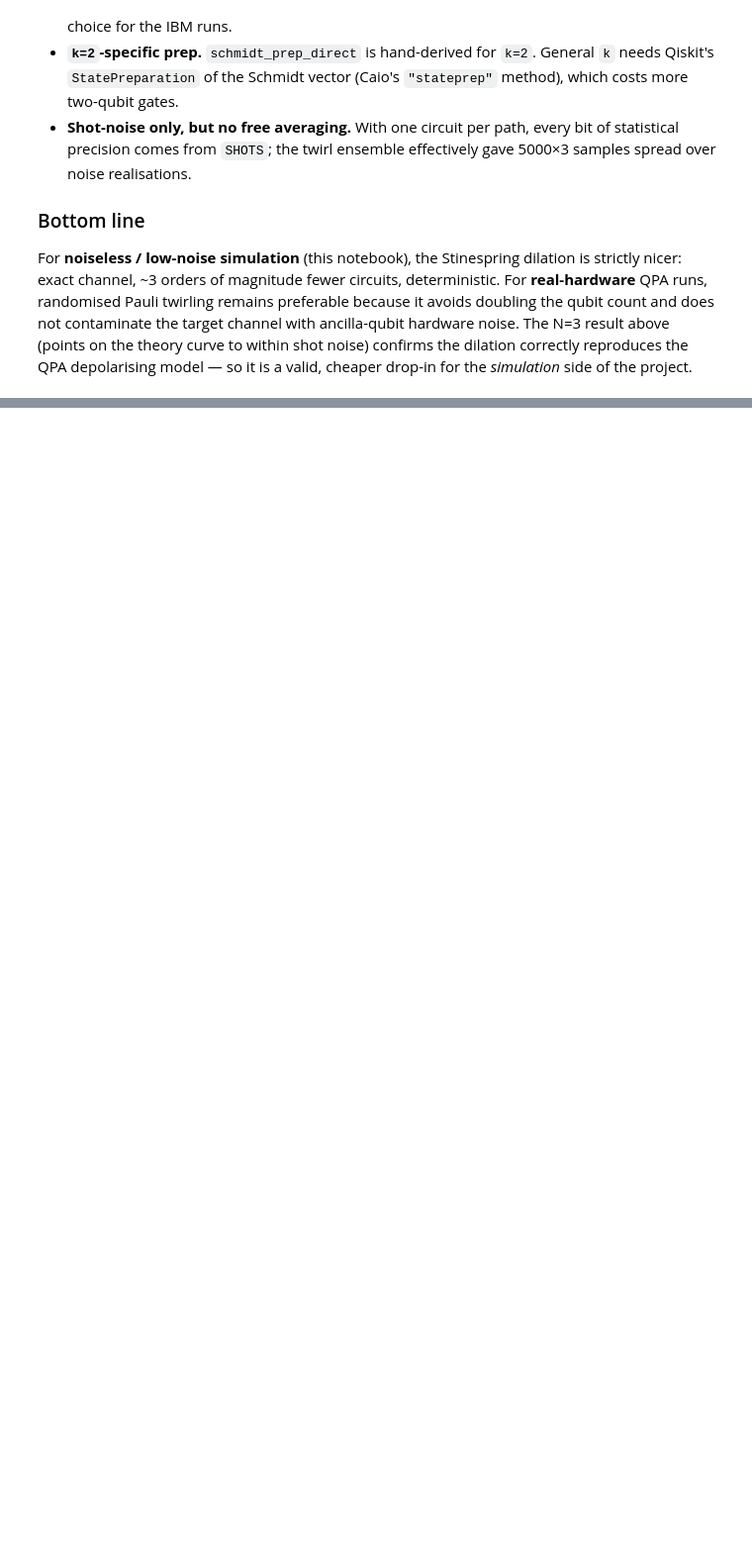
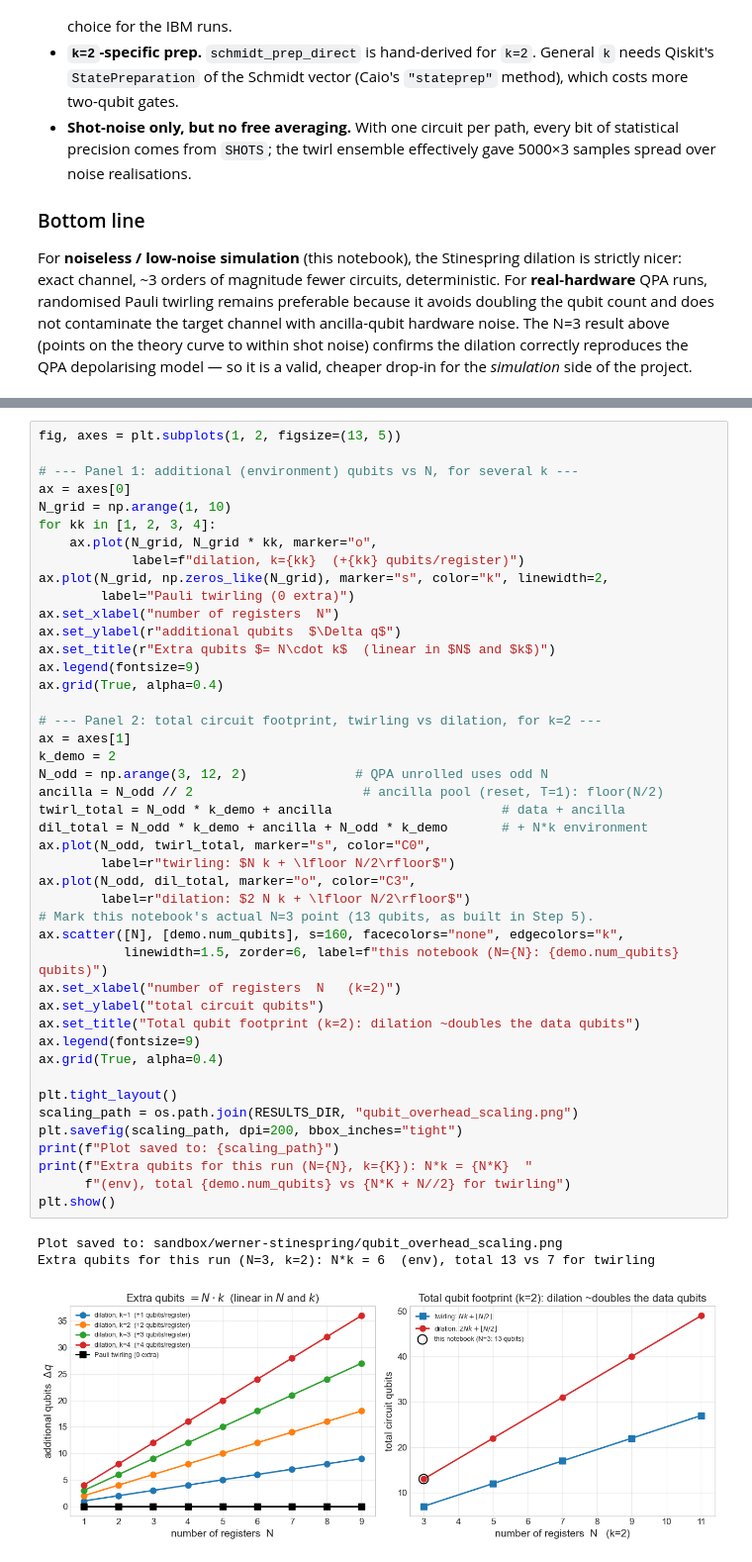
Before and after one commit to henryzou50/OQPA, a Jupyter notebook: sandbox/werner-stinespring/end_to_end_unrolled_stinespring_n3.ipynb, the cells around one changed output, grey strips where cells are left out. Shown at 99% size. Cells and saved outputs as stored; diff of their text form; blank space fills up the shorter version.

Commit message:
Added analysis for dilation qubit and depth scaling

```diff
--- a/sandbox/werner-stinespring/end_to_end_unrolled_stinespring_n3.ipynb
+++ b/sandbox/werner-stinespring/end_to_end_unrolled_stinespring_n3.ipynb
@@ -531,0 +556,48 @@ cheaper drop-in for the *simulation* side of the project.
+# %%
+fig, axes = plt.subplots(1, 2, figsize=(13, 5))
+
+# --- Panel 1: additional (environment) qubits vs N, for several k ---
+ax = axes[0]
+N_grid = np.arange(1, 10)
+for kk in [1, 2, 3, 4]:
+    ax.plot(N_grid, N_grid * kk, marker="o",
+            label=f"dilation, k={kk}  (+{kk} qubits/register)")
+ax.plot(N_grid, np.zeros_like(N_grid), marker="s", color="k", linewidth=2,
+        label="Pauli twirling (0 extra)")
+ax.set_xlabel("number of registers  N")
+ax.set_ylabel(r"additional qubits  $\Delta q$")
+ax.set_title(r"Extra qubits $= N\cdot k$  (linear in $N$ and $k$)")
+ax.legend(fontsize=9)
+ax.grid(True, alpha=0.4)
+
+# --- Panel 2: total circuit footprint, twirling vs dilation, for k=2 ---
+ax = axes[1]
+k_demo = 2
+N_odd = np.arange(3, 12, 2)              # QPA unrolled uses odd N
+ancilla = N_odd // 2                      # ancilla pool (reset, T=1): floor(N/2)
+twirl_total = N_odd * k_demo + ancilla                      # data + ancilla
+dil_total = N_odd * k_demo + ancilla + N_odd * k_demo       # + N*k environment
+ax.plot(N_odd, twirl_total, marker="s", color="C0",
+        label=r"twirling: $N k + \lfloor N/2\rfloor$")
+ax.plot(N_odd, dil_total, marker="o", color="C3",
+        label=r"dilation: $2 N k + \lfloor N/2\rfloor$")
+# Mark this notebook's actual N=3 point (13 qubits, as built in Step 5).
+ax.scatter([N], [demo.num_qubits], s=160, facecolors="none", edgecolors="k",
+           linewidth=1.5, zorder=6, label=f"this notebook (N={N}: {demo.num_qubits} qubits)")
+ax.set_xlabel("number of registers  N   (k=2)")
+ax.set_ylabel("total circuit qubits")
+ax.set_title("Total qubit footprint (k=2): dilation ~doubles the data qubits")
+ax.legend(fontsize=9)
+ax.grid(True, alpha=0.4)
+
+plt.tight_layout()
+scaling_path = os.path.join(RESULTS_DIR, "qubit_overhead_scaling.png")
+plt.savefig(scaling_path, dpi=200, bbox_inches="tight")
+print(f"Plot saved to: {scaling_path}")
+print(f"Extra qubits for this run (N={N}, k={K}): N*k = {N*K}  "
+      f"(env), total {demo.num_qubits} vs {N*K + N//2} for twirling")
+plt.show()
+# %% [output]
+Plot saved to: sandbox/werner-stinespring/qubit_overhead_scaling.png
+Extra qubits for this run (N=3, k=2): N*k = 6  (env), total 13 vs 7 for twirling
+[figure, added]
```
Also changed, not shown: parts of 7 cells of this notebook, 4 other files.
